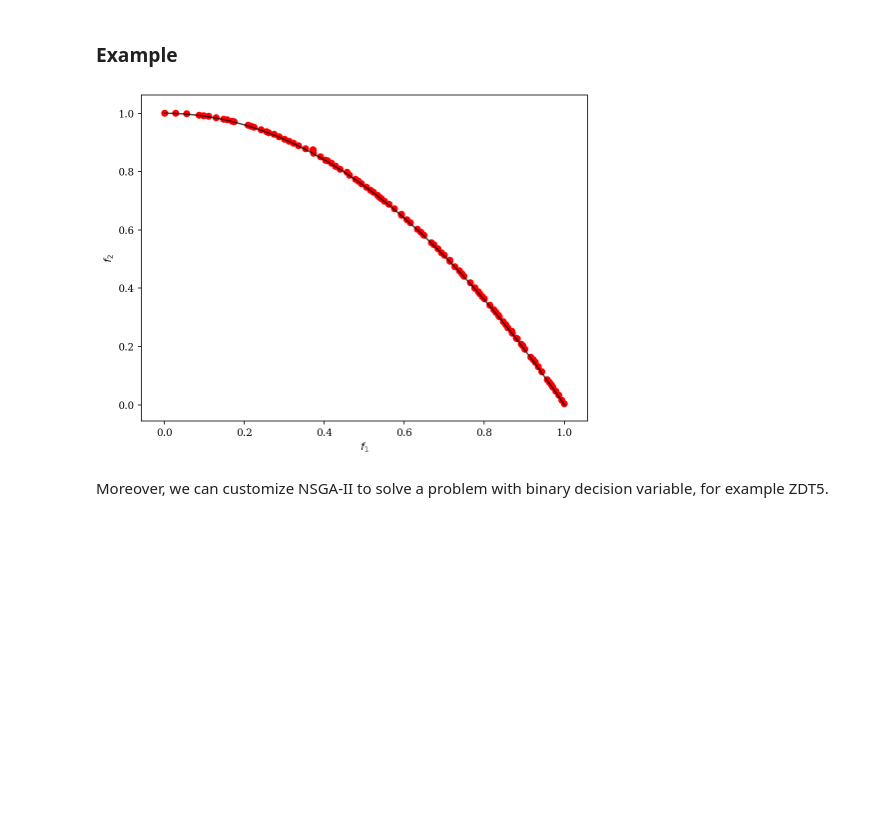
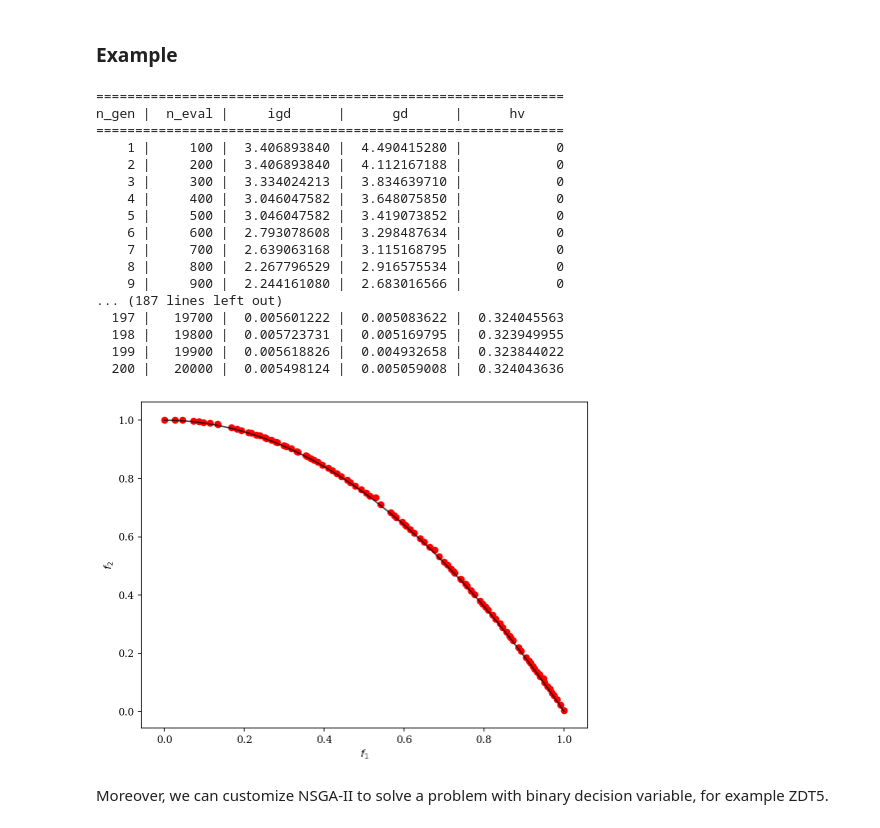
Before and after one commit to anyoptimization/pymoo, a Jupyter notebook: doc/source/algorithms/nsga2.ipynb, the cells around one changed output. Saved outputs shown, nothing was run; the diff lists cells and outputs as text; code cells hidden in the pictures; blank space fills up the shorter version.

```diff
--- a/doc/source/algorithms/nsga2.ipynb
+++ b/doc/source/algorithms/nsga2.ipynb
@@ -26,25 +26,42 @@ Furthermore, to increase some selection pressure NSGA-II uses a binary tournamen
 # %%
 from pymoo.algorithms.nsga2 import NSGA2
 from pymoo.factory import get_problem
 from pymoo.optimize import minimize
 from pymoo.visualization.scatter import Scatter
 
 problem = get_problem("zdt2")
 
-algorithm = NSGA2(pop_size=100, eliminate_duplicates=True)
+algorithm = NSGA2(pop_size=100)
 
 res = minimize(problem,
                algorithm,
                ('n_gen', 200),
                seed=1,
-               verbose=False)
+               verbose=True)
 
 plot = Scatter()
 plot.add(problem.pareto_front(), plot_type="line", color="black", alpha=0.7)
 plot.add(res.F, color="red")
 plot.show()
 # %% [output]
+============================================================
+n_gen |  n_eval |     igd      |      gd      |      hv
+============================================================
+    1 |     100 |  3.406893840 |  4.490415280 |            0
+    2 |     200 |  3.406893840 |  4.112167188 |            0
+    3 |     300 |  3.334024213 |  3.834639710 |            0
+    4 |     400 |  3.046047582 |  3.648075850 |            0
+    5 |     500 |  3.046047582 |  3.419073852 |            0
+    6 |     600 |  2.793078608 |  3.298487634 |            0
+    7 |     700 |  2.639063168 |  3.115168795 |            0
+    8 |     800 |  2.267796529 |  2.916575534 |            0
+    9 |     900 |  2.244161080 |  2.683016566 |            0
+... (187 lines left out)
+  197 |   19700 |  0.005601222 |  0.005083622 |  0.324045563
+  198 |   19800 |  0.005723731 |  0.005169795 |  0.323949955
+  199 |   19900 |  0.005618826 |  0.004932658 |  0.323844022
+  200 |   20000 |  0.005498124 |  0.005059008 |  0.324043636
-[figure, old version]
+[figure, new version]
 # %% [markdown]
 Moreover, we can customize NSGA-II to solve a problem with binary decision variable, for example ZDT5.
 # %%
```
Also changed, not shown: parts of 1 cell of this notebook, 54 other files.
